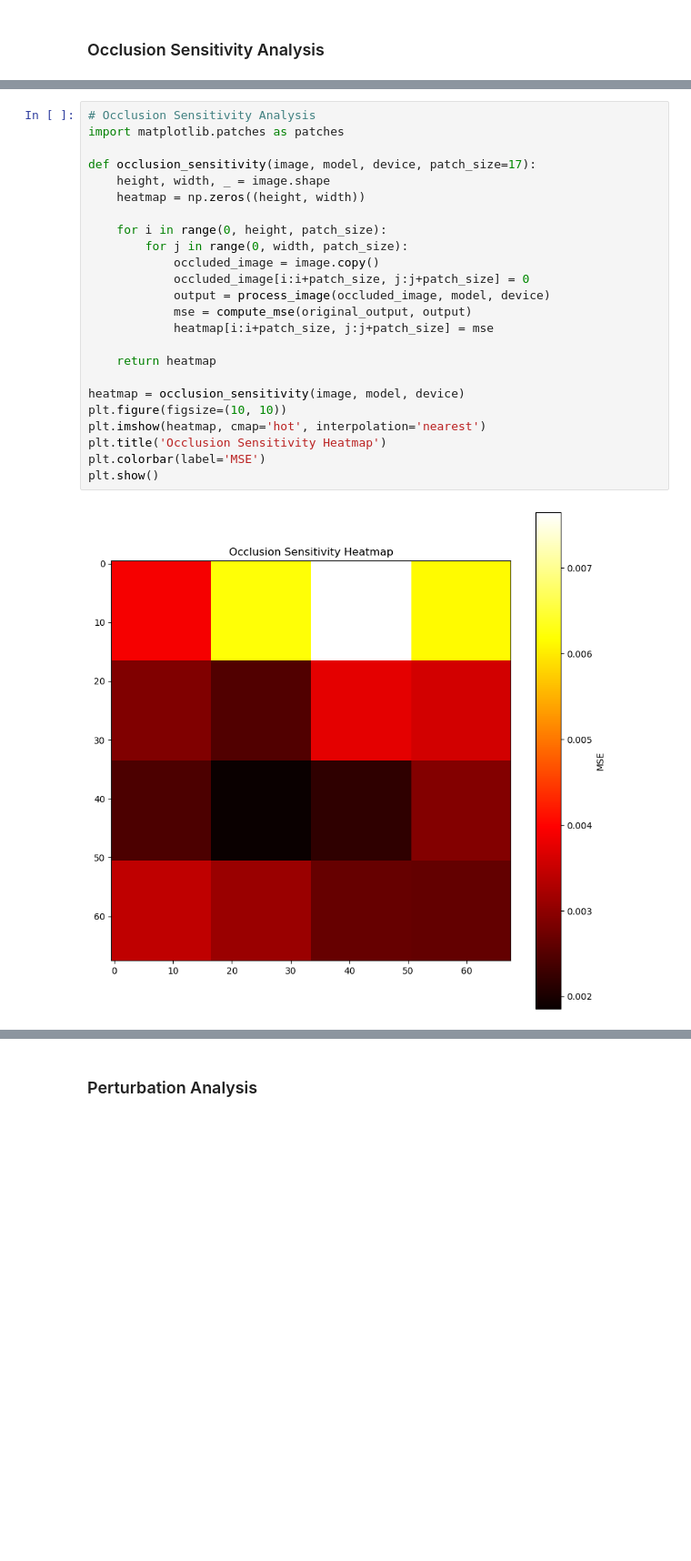
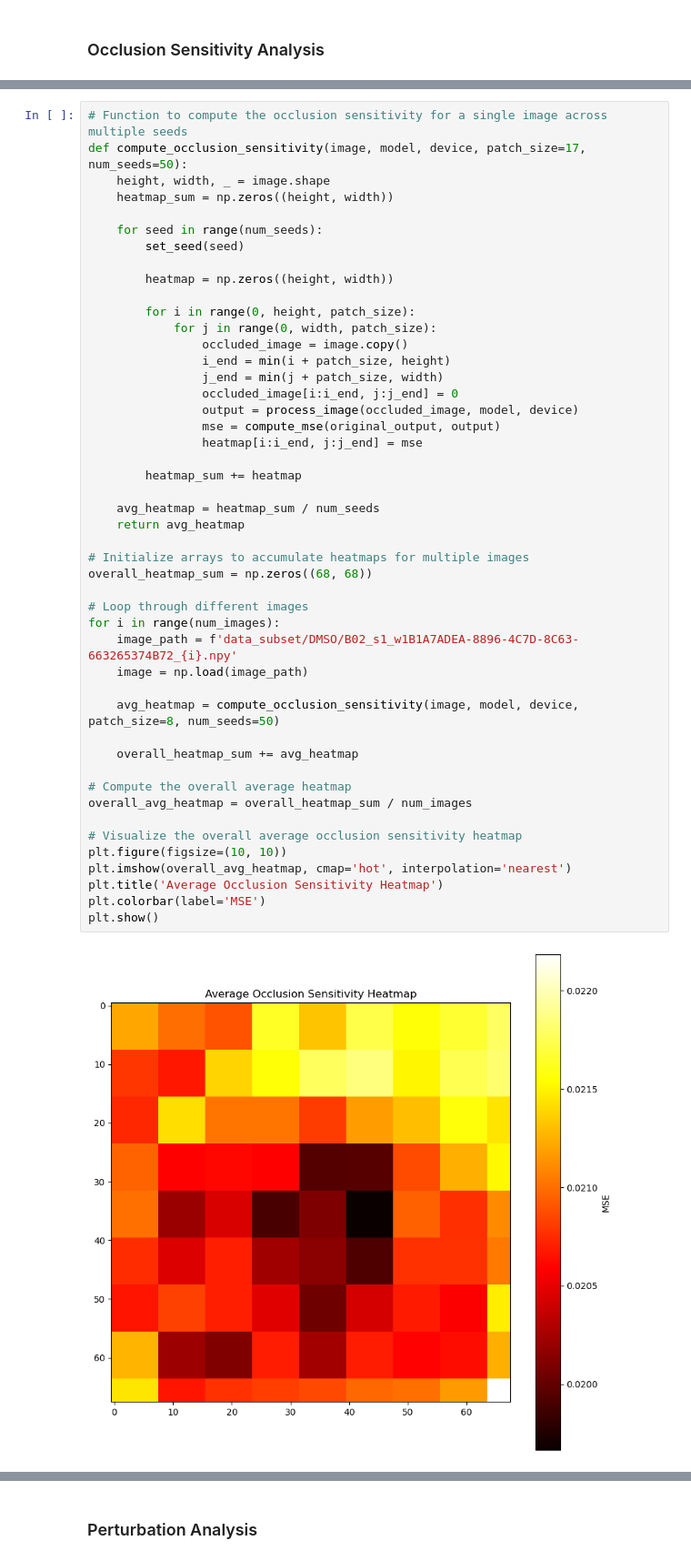
Before and after one commit to Ottohesten/02466-Cell-Profiling, a Jupyter notebook: Sensitivity_Analysis_LAFARGE.ipynb, the cells around one changed output, grey strips where cells are left out. Shown at 91% size. Drawn from its saved outputs; the diff is of its cells as text; blank space fills up the shorter version.

Commit message:
Sensitivity Analysis: Refactor code for improved performance and readability.

```diff
--- a/Sensitivity_Analysis_LAFARGE.ipynb
+++ b/Sensitivity_Analysis_LAFARGE.ipynb
@@ -528,28 +577,51 @@ Std: 1.9746607904380653e-06
 # %%
-# Occlusion Sensitivity Analysis
-import matplotlib.patches as patches
+# Function to compute the occlusion sensitivity for a single image across multiple seeds
+def compute_occlusion_sensitivity(image, model, device, patch_size=17, num_seeds=50):
+    height, width, _ = image.shape
+    heatmap_sum = np.zeros((height, width))
 
-def occlusion_sensitivity(image, model, device, patch_size=17):
-    height, width, _ = image.shape
-    heatmap = np.zeros((height, width))
+    for seed in range(num_seeds):
+        set_seed(seed)
 
-    for i in range(0, height, patch_size):
-        for j in range(0, width, patch_size):
-            occluded_image = image.copy()
-            occluded_image[i:i+patch_size, j:j+patch_size] = 0
-            output = process_image(occluded_image, model, device)
-            mse = compute_mse(original_output, output)
-            heatmap[i:i+patch_size, j:j+patch_size] = mse
+        heatmap = np.zeros((height, width))
 
-    return heatmap
+        for i in range(0, height, patch_size):
+            for j in range(0, width, patch_size):
+                occluded_image = image.copy()
+                i_end = min(i + patch_size, height)
+                j_end = min(j + patch_size, width)
+                occluded_image[i:i_end, j:j_end] = 0
+                output = process_image(occluded_image, model, device)
+                mse = compute_mse(original_output, output)
+                heatmap[i:i_end, j:j_end] = mse
 
-heatmap = occlusion_sensitivity(image, model, device)
+        heatmap_sum += heatmap
+
+    avg_heatmap = heatmap_sum / num_seeds
+    return avg_heatmap
+
+# Initialize arrays to accumulate heatmaps for multiple images
+overall_heatmap_sum = np.zeros((68, 68))
+
+# Loop through different images
+for i in range(num_images):
+    image_path = f'data_subset/DMSO/B02_s1_w1B1A7ADEA-8896-4C7D-8C63-663265374B72_{i}.npy'
+    image = np.load(image_path)
+
+    avg_heatmap = compute_occlusion_sensitivity(image, model, device, patch_size=8, num_seeds=50)
+
+    overall_heatmap_sum += avg_heatmap
+
+# Compute the overall average heatmap
+overall_avg_heatmap = overall_heatmap_sum / num_images
+
+# Visualize the overall average occlusion sensitivity heatmap
 plt.figure(figsize=(10, 10))
-plt.imshow(heatmap, cmap='hot', interpolation='nearest')
-plt.title('Occlusion Sensitivity Heatmap')
+plt.imshow(overall_avg_heatmap, cmap='hot', interpolation='nearest')
+plt.title('Average Occlusion Sensitivity Heatmap')
 plt.colorbar(label='MSE')
 plt.show()
 # %% [output]
-[figure, old version]
+[figure, new version]
 # %%
 # Function to compute the occlusion sensitivity for a single image across multiple seeds
```
Also changed, not shown: parts of 2 cells of this notebook, 4 other files.
